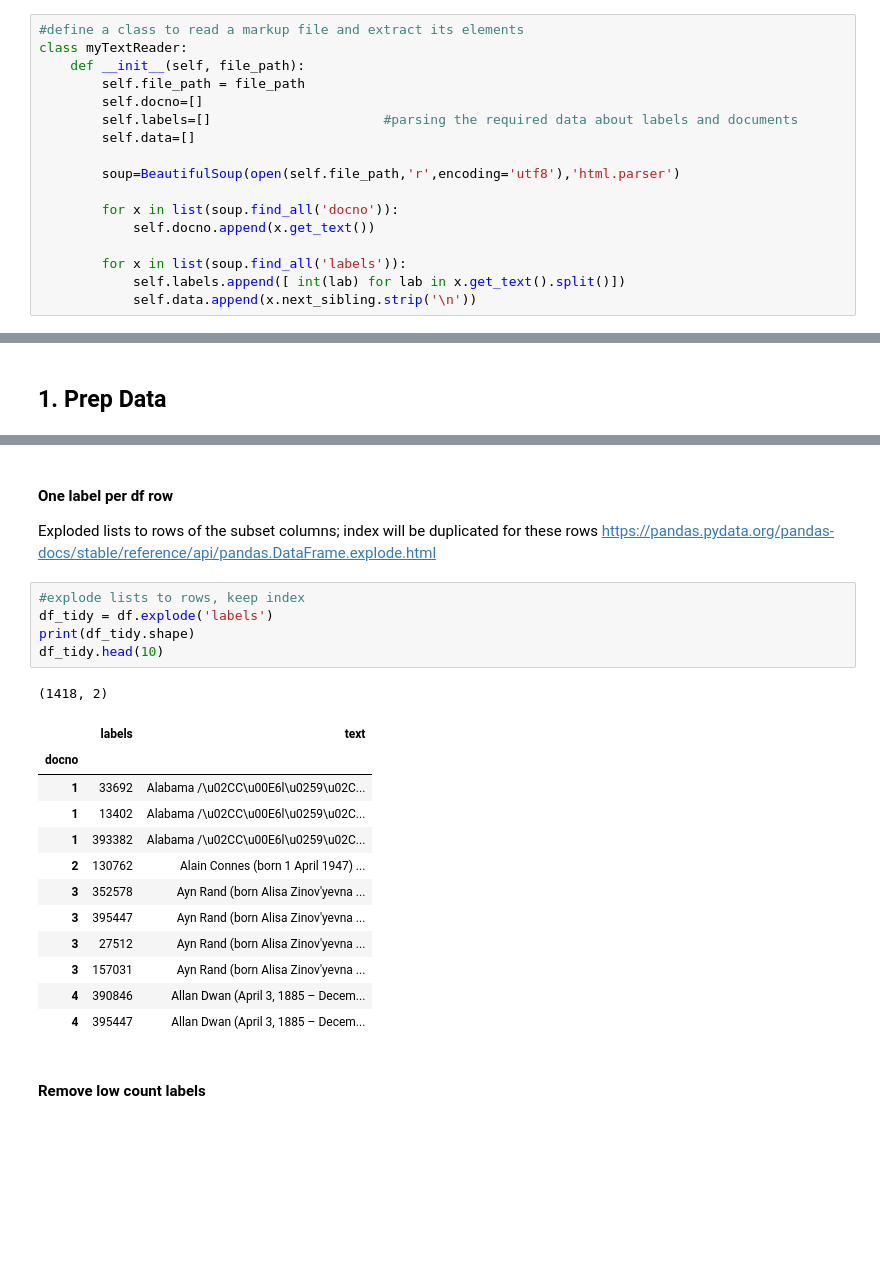
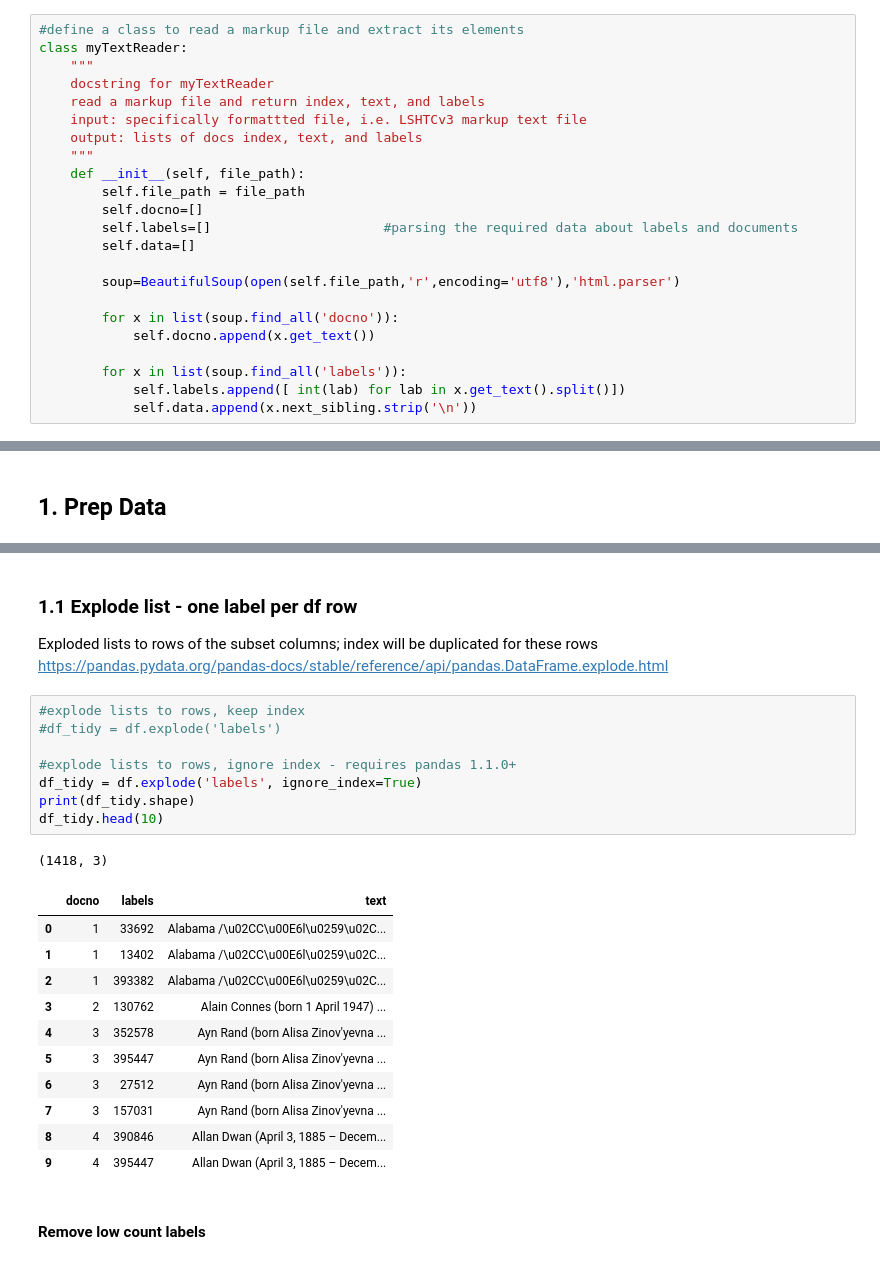
Before and after one commit to anyaconda/helloPy, a Jupyter notebook: myReadFile_Markup_toDF.ipynb, the cells around one changed output, grey strips where cells are left out. Drawn from its saved outputs; the diff is of its cells as text; blank space fills up the shorter version.

```diff
--- a/myReadFile_Markup_toDF.ipynb
+++ b/myReadFile_Markup_toDF.ipynb
@@ -34,6 +43,12 @@ N_BINS = 25
 # %%
 #define a class to read a markup file and extract its elements
 class myTextReader:
+    """
+    docstring for myTextReader
+    read a markup file and return index, text, and labels
+    input: specifically formattted file, i.e. LSHTCv3 markup text file
+    output: lists of docs index, text, and labels
+    """
     def __init__(self, file_path):
         self.file_path = file_path
         self.docno=[]
@@ -229,26 +251,28 @@ memory usage: 11.9+ KB
 # %% [markdown]
-#### One label per df row
+### 1.1 Explode list - one label per df row
 Exploded lists to rows of the subset columns; index will be duplicated for these rows
 https://pandas.pydata.org/pandas-docs/stable/reference/api/pandas.DataFrame.explode.html
 # %%
 #explode lists to rows, keep index
-df_tidy = df.explode('labels')
+#df_tidy = df.explode('labels')
+
+#explode lists to rows, ignore index - requires pandas 1.1.0+
+df_tidy = df.explode('labels', ignore_index=True)
 print(df_tidy.shape)
 df_tidy.head(10)
 # %% [output]
-(1418, 2)
+(1418, 3)
-|  | labels | text |
-| docno |  |  |
-| 1 | 33692 | Alabama /\u02CC\u00E6l\u0259\u02C... |
-| 1 | 13402 | Alabama /\u02CC\u00E6l\u0259\u02C... |
-| 1 | 393382 | Alabama /\u02CC\u00E6l\u0259\u02C... |
-| 2 | 130762 | Alain Connes (born 1 April 1947) ... |
-| 3 | 352578 | Ayn Rand (born Alisa Zinov'yevna ... |
-| 3 | 395447 | Ayn Rand (born Alisa Zinov'yevna ... |
-| 3 | 27512 | Ayn Rand (born Alisa Zinov'yevna ... |
-| 3 | 157031 | Ayn Rand (born Alisa Zinov'yevna ... |
-| 4 | 390846 | Allan Dwan (April 3, 1885 – Decem... |
-| 4 | 395447 | Allan Dwan (April 3, 1885 – Decem... |
+|  | docno | labels | text |
+| 0 | 1 | 33692 | Alabama /\u02CC\u00E6l\u0259\u02C... |
+| 1 | 1 | 13402 | Alabama /\u02CC\u00E6l\u0259\u02C... |
+| 2 | 1 | 393382 | Alabama /\u02CC\u00E6l\u0259\u02C... |
+| 3 | 2 | 130762 | Alain Connes (born 1 April 1947) ... |
+| 4 | 3 | 352578 | Ayn Rand (born Alisa Zinov'yevna ... |
+| 5 | 3 | 395447 | Ayn Rand (born Alisa Zinov'yevna ... |
+| 6 | 3 | 27512 | Ayn Rand (born Alisa Zinov'yevna ... |
+| 7 | 3 | 157031 | Ayn Rand (born Alisa Zinov'yevna ... |
+| 8 | 4 | 390846 | Allan Dwan (April 3, 1885 – Decem... |
+| 9 | 4 | 395447 | Allan Dwan (April 3, 1885 – Decem... |
 # %% [markdown]
 #### Remove low count labels
 # %%
```
Also changed, not shown: parts of 25 cells of this notebook, 2 other files.
